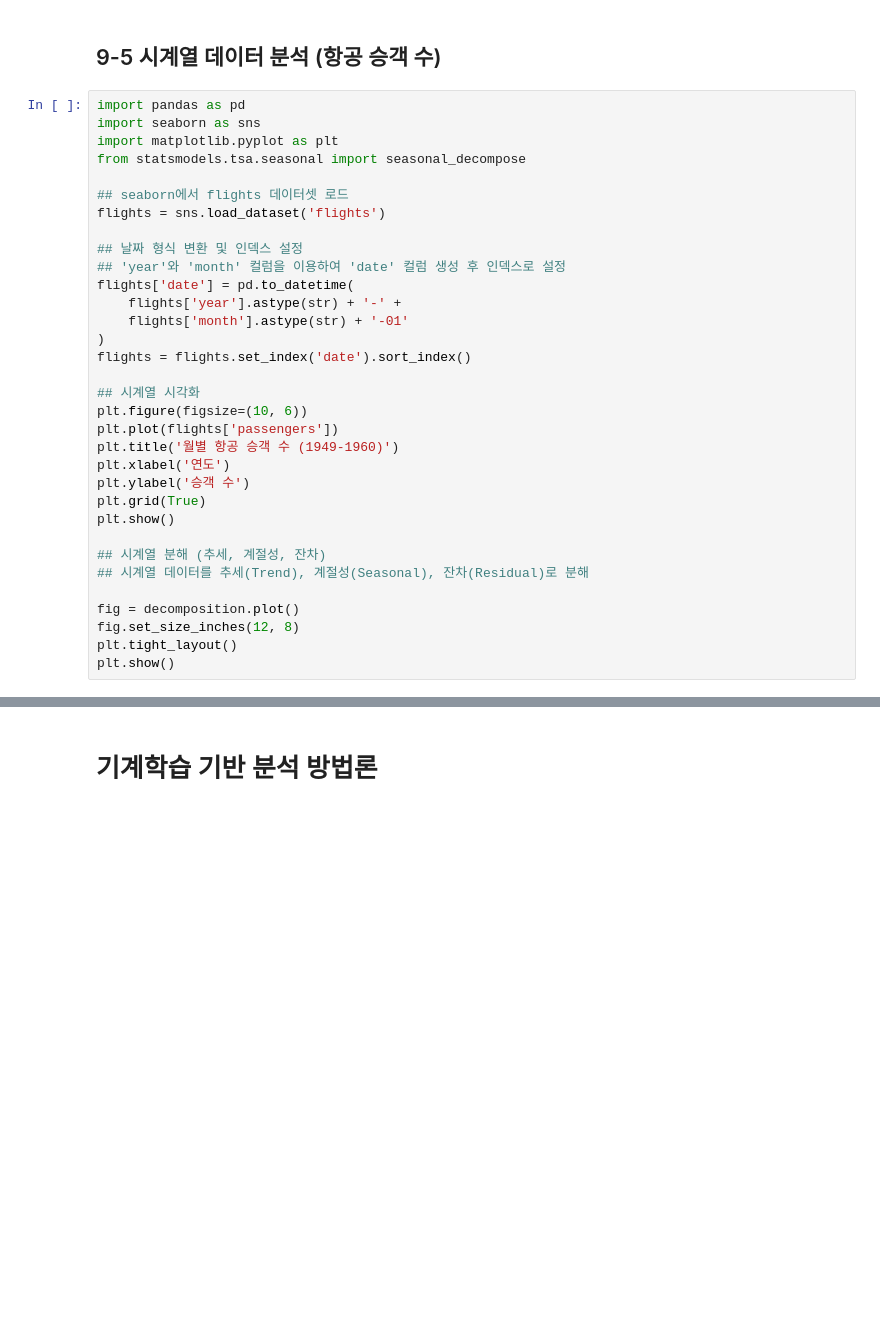
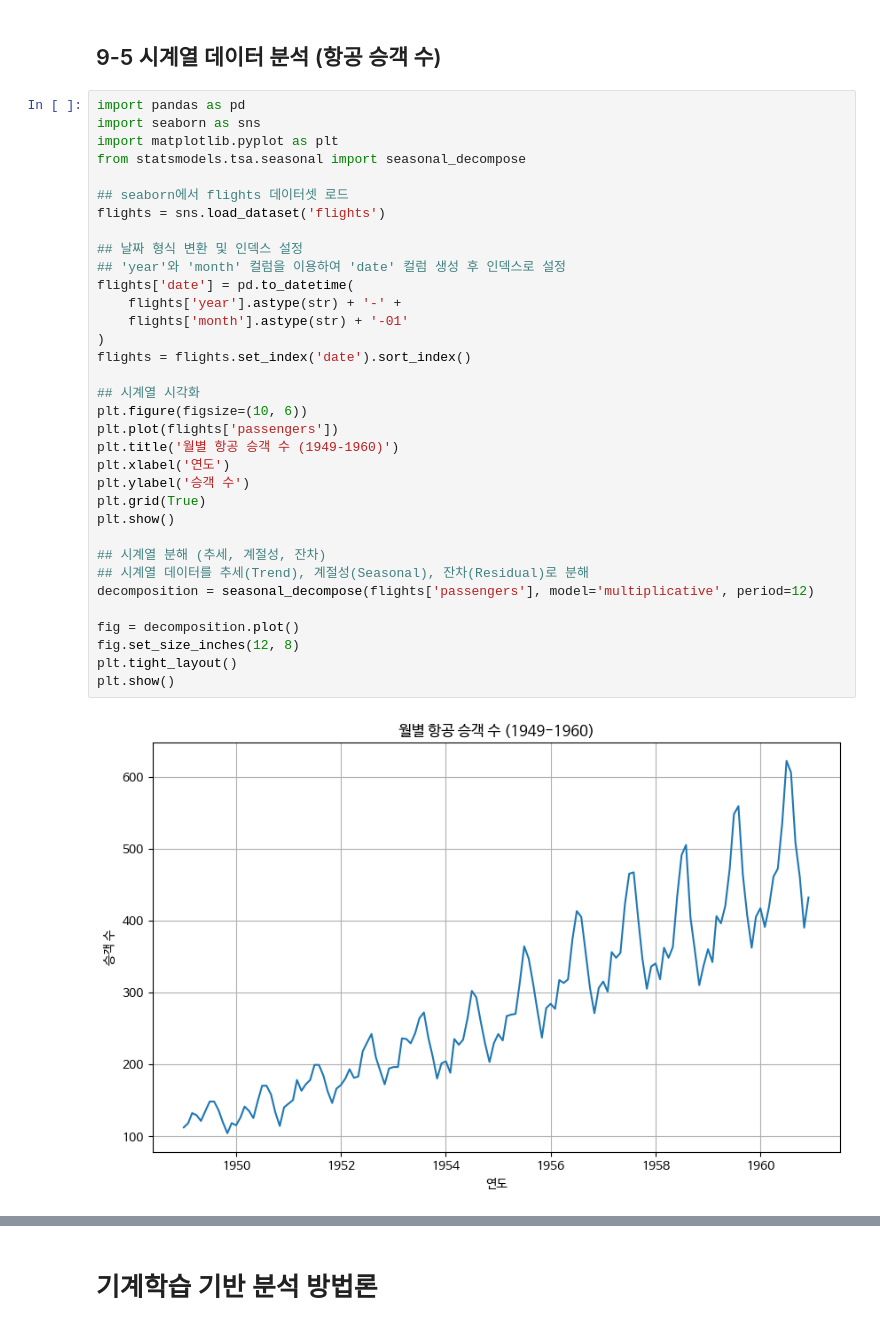
Before and after one commit to byeongtaek2023/Data-Analysis-with-Open-Source, a Jupyter notebook: 오픈소스_데이터_분석_9강.ipynb, the cells around one changed output, grey strips where cells are left out. Drawn from its saved outputs; the diff is of its cells as text; blank space fills up the shorter version.

```diff
--- a/오픈소스_데이터_분석_9강.ipynb
+++ b/오픈소스_데이터_분석_9강.ipynb
@@ -183,30 +183,33 @@ import seaborn as sns
 import matplotlib.pyplot as plt
 from statsmodels.tsa.seasonal import seasonal_decompose
 
 ## seaborn에서 flights 데이터셋 로드
 flights = sns.load_dataset('flights')
 
 ## 날짜 형식 변환 및 인덱스 설정
 ## 'year'와 'month' 컬럼을 이용하여 'date' 컬럼 생성 후 인덱스로 설정
 flights['date'] = pd.to_datetime(
     flights['year'].astype(str) + '-' +
     flights['month'].astype(str) + '-01'
 )
 flights = flights.set_index('date').sort_index()
 
 ## 시계열 시각화
 plt.figure(figsize=(10, 6))
 plt.plot(flights['passengers'])
 plt.title('월별 항공 승객 수 (1949-1960)')
 plt.xlabel('연도')
 plt.ylabel('승객 수')
 plt.grid(True)
 plt.show()
 
 ## 시계열 분해 (추세, 계절성, 잔차)
 ## 시계열 데이터를 추세(Trend), 계절성(Seasonal), 잔차(Residual)로 분해
+decomposition = seasonal_decompose(flights['passengers'], model='multiplicative', period=12)
 
 fig = decomposition.plot()
 fig.set_size_inches(12, 8)
 plt.tight_layout()
 plt.show()
+# %% [output]
+[figure, added]
```
Also changed, not shown: parts of 8 cells of this notebook.
